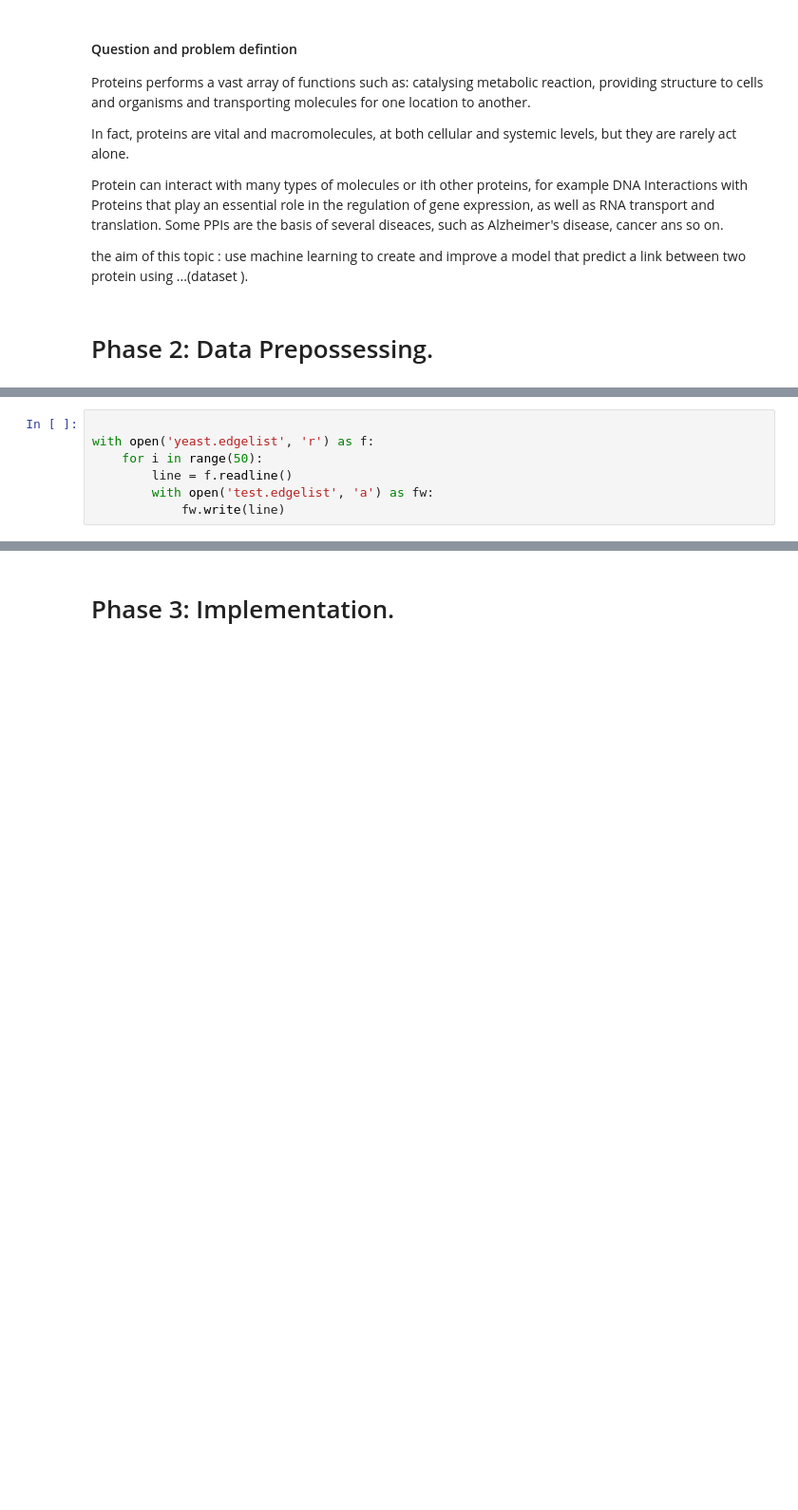
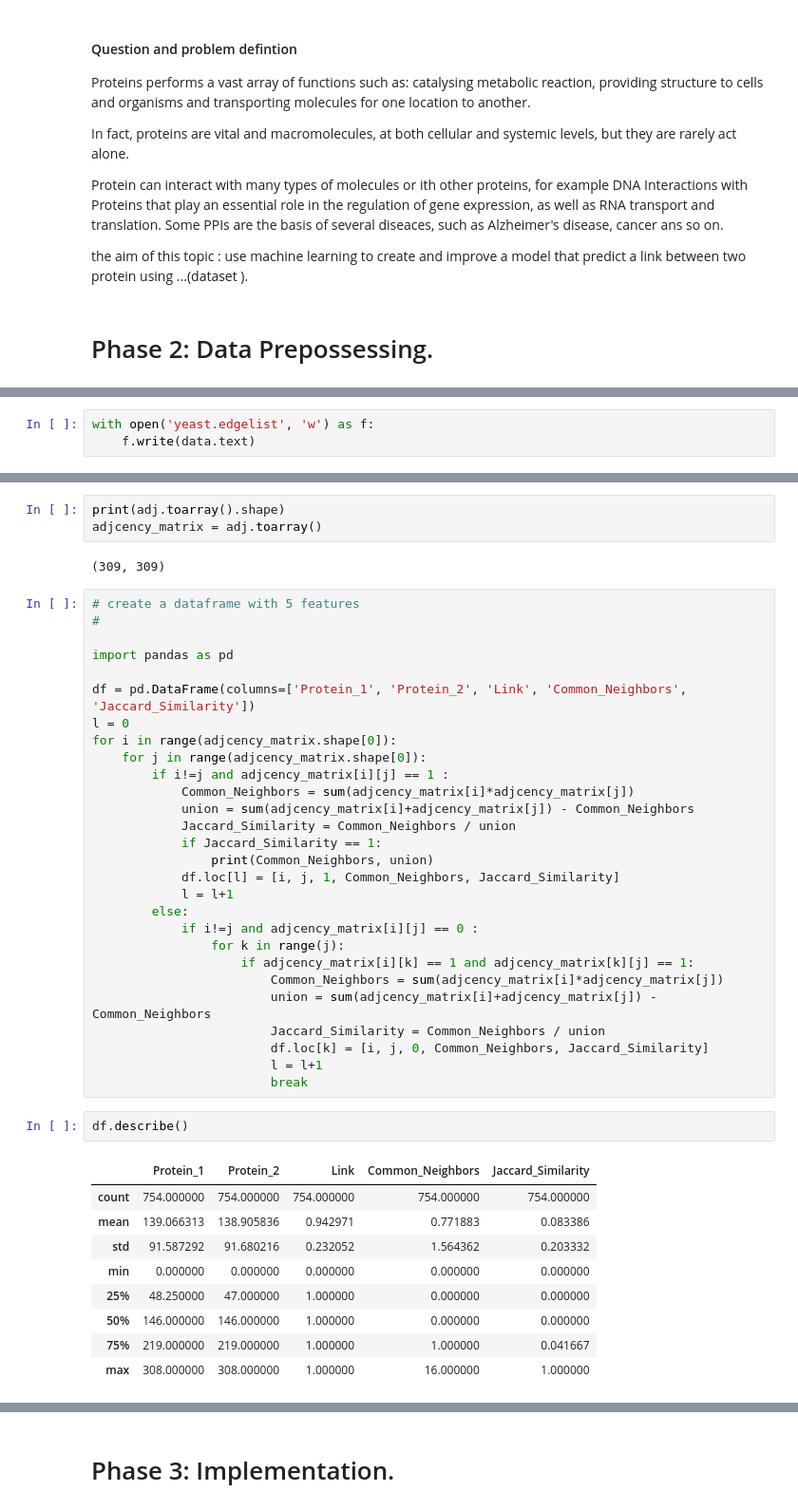
Before and after one commit to deepakshb/dsl2020-ppis, a Jupyter notebook: Predicting_PPIs.ipynb, the cells around one changed output, grey strips where cells are left out. Shown at 95% size. Drawn from its saved outputs; the diff is of its cells as text; blank space fills up the shorter version.

Commit message:
data acquisition and preprocessing

```diff
--- a/Predicting_PPIs.ipynb
+++ b/Predicting_PPIs.ipynb
@@ -36,0 +50,3 @@ the aim of this topic : use machine learning to create and improve a model that
+# %%
+with open('yeast.edgelist', 'w') as f:
+    f.write(data.text)
@@ -66,7 +126,0 @@ Create a New File 'test.edgelist' with few edges to have a good Visualization.
-# %%
-
-with open('yeast.edgelist', 'r') as f:
-    for i in range(50):
-        line = f.readline()
-        with open('test.edgelist', 'a') as fw:
-            fw.write(line)
@@ -77,0 +148,45 @@ Predicting_PPIs.ipynb  test.edgelist
+# %%
+print(adj.toarray().shape)
+adjcency_matrix = adj.toarray()
+# %% [output]
+(309, 309)
+# %%
+# create a dataframe with 5 features
+#
+
+import pandas as pd
+
+df = pd.DataFrame(columns=['Protein_1', 'Protein_2', 'Link', 'Common_Neighbors', 'Jaccard_Similarity'])
+l = 0
+for i in range(adjcency_matrix.shape[0]):
+    for j in range(adjcency_matrix.shape[0]):
+        if i!=j and adjcency_matrix[i][j] == 1 :
+            Common_Neighbors = sum(adjcency_matrix[i]*adjcency_matrix[j])
+            union = sum(adjcency_matrix[i]+adjcency_matrix[j]) - Common_Neighbors
+            Jaccard_Similarity = Common_Neighbors / union
+            if Jaccard_Similarity == 1:
+                print(Common_Neighbors, union)
+            df.loc[l] = [i, j, 1, Common_Neighbors, Jaccard_Similarity]
+            l = l+1
+        else:
+            if i!=j and adjcency_matrix[i][j] == 0 :
+                for k in range(j):
+                    if adjcency_matrix[i][k] == 1 and adjcency_matrix[k][j] == 1:
+                        Common_Neighbors = sum(adjcency_matrix[i]*adjcency_matrix[j])
+                        union = sum(adjcency_matrix[i]+adjcency_matrix[j]) - Common_Neighbors
+                        Jaccard_Similarity = Common_Neighbors / union
+                        df.loc[k] = [i, j, 0, Common_Neighbors, Jaccard_Similarity]
+                        l = l+1
+                        break
+# %%
+df.describe()
+# %% [output]
+|  | Protein_1 | Protein_2 | Link | Common_Neighbors | Jaccard_Similarity |
+| count | 754.000000 | 754.000000 | 754.000000 | 754.000000 | 754.000000 |
+| mean | 139.066313 | 138.905836 | 0.942971 | 0.771883 | 0.083386 |
+| std | 91.587292 | 91.680216 | 0.232052 | 1.564362 | 0.203332 |
+| min | 0.000000 | 0.000000 | 0.000000 | 0.000000 | 0.000000 |
+| 25% | 48.250000 | 47.000000 | 1.000000 | 0.000000 | 0.000000 |
+| 50% | 146.000000 | 146.000000 | 1.000000 | 0.000000 | 0.000000 |
+| 75% | 219.000000 | 219.000000 | 1.000000 | 1.000000 | 0.041667 |
+| max | 308.000000 | 308.000000 | 1.000000 | 16.000000 | 1.000000 |
```
Also changed, not shown: parts of 23 cells of this notebook, 5 other files.
